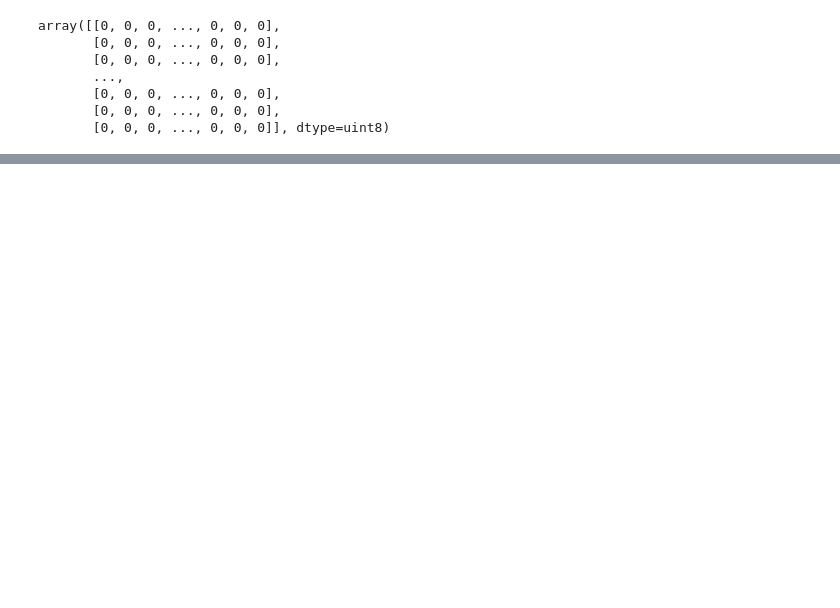
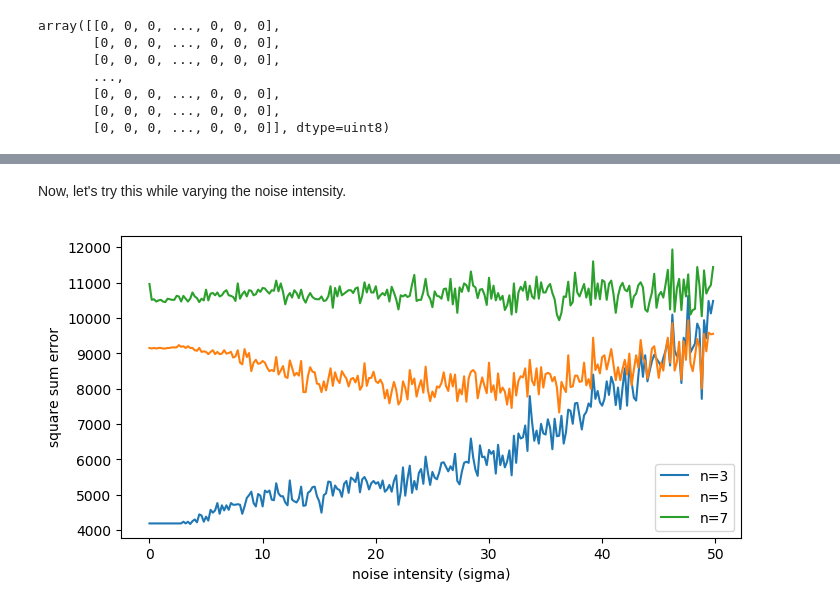
Before and after one commit to fredrikwahlberg/5LN721, a Jupyter notebook: Image manipulation examples.ipynb, the cells around one changed output, grey strips where cells are left out. Cells and saved outputs as stored; diff of their text form; code cells hidden in the pictures; blank space fills up the shorter version.

```diff
--- a/Image manipulation examples.ipynb
+++ b/Image manipulation examples.ipynb
@@ -91,0 +132,40 @@ plt.show()
+# %% [markdown]
+Now, let's try this while varying the noise intensity.
+# %%
+def distort(image, sigma):
+    """Add Gaussian noise"""
+    img_noise = image + np.random.normal(0, sigma, size=image.shape)
+    img_noise[img_noise<0] = 0
+    img_noise[img_noise>255] = 255
+    return np.asarray(img_noise, dtype=np.uint8)
+
+def blur(image, n):
+    """Gaussian blur"""
+    return cv2.GaussianBlur(image, (n, n), 0)
+
+def binarize(image):
+    """Separate foreground from background"""
+    _, img_thresholded = cv2.threshold(image, 127, 255, cv2.THRESH_BINARY)
+    img_thresholded[img_thresholded==0] = 100
+    img_thresholded[img_thresholded==255] = 200
+    return img_thresholded
+
+sigmas = np.arange(0, 50, 0.2)
+filter3 = list()
+filter5 = list()
+filter7 = list()
+for sigma in sigmas:
+    I = distort(img, sigma)
+    filter3.append(np.sum((img - binarize(blur(I, 3)))**2))
+    filter5.append(np.sum((img - binarize(blur(I, 5)))**2))
+    filter7.append(np.sum((img - binarize(blur(I, 7)))**2))
+
+plt.figure(figsize=(8, 4), dpi=100)
+plt.plot(sigmas, filter3, label="n=3")
+plt.plot(sigmas, filter5, label="n=5")
+plt.plot(sigmas, filter7, label="n=7")
+plt.legend(loc='lower right')
+plt.ylabel("square sum error")
+plt.xlabel("noise intensity (sigma)");
+# %% [output]
+[figure, added]
```
Also changed, not shown: parts of 12 cells of this notebook, 1 other file.
